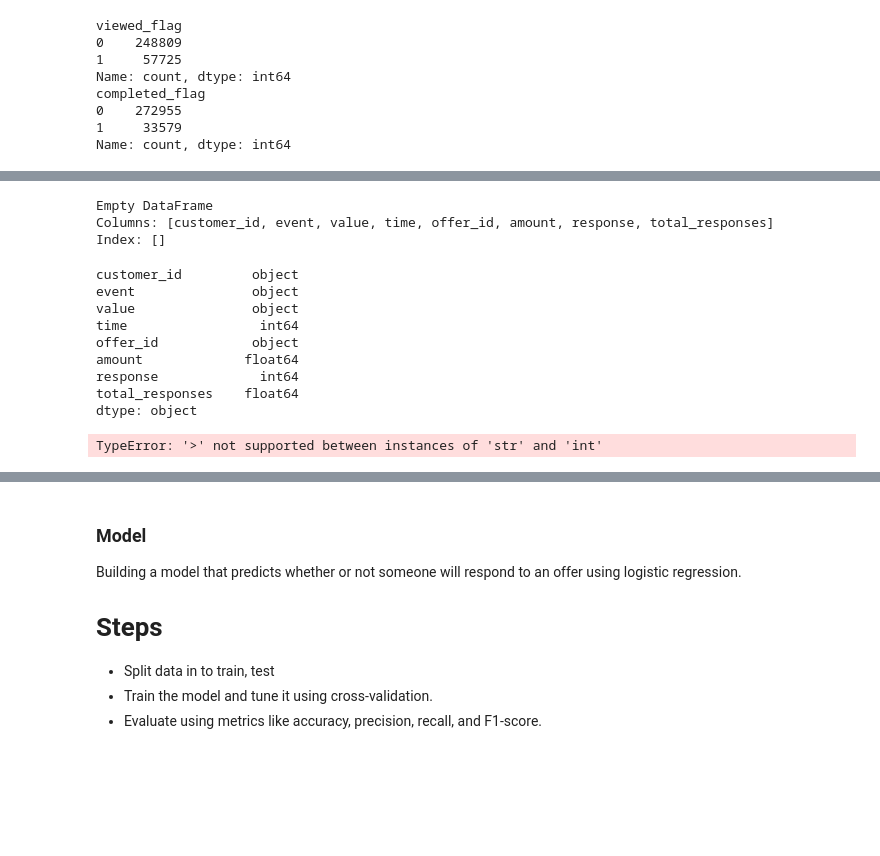
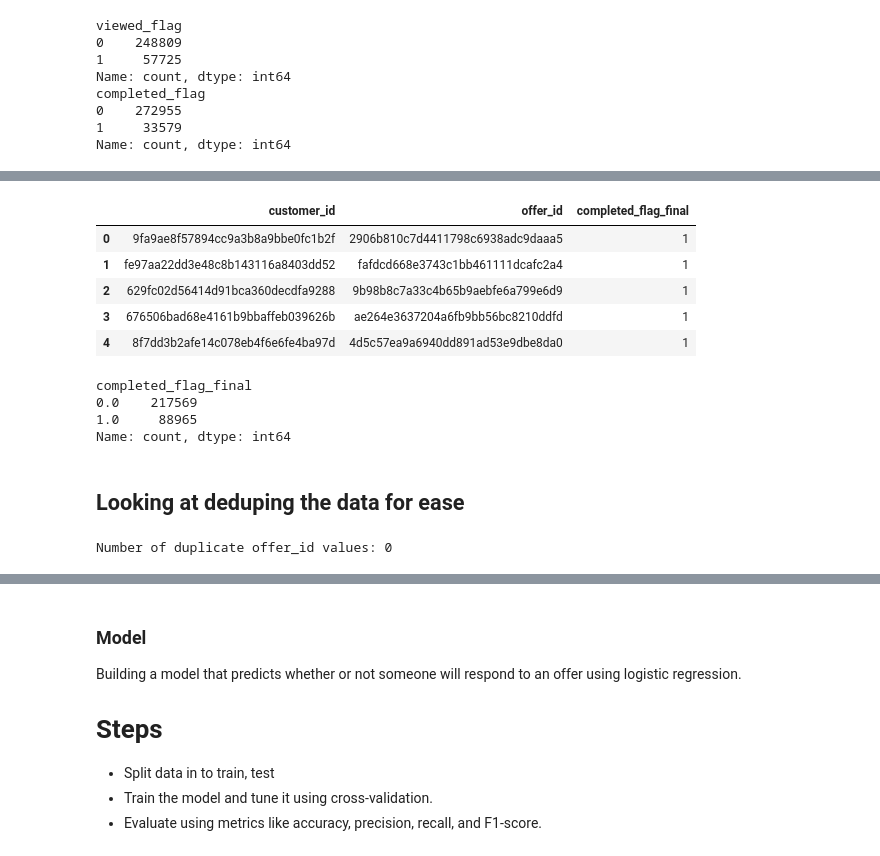
Before and after one commit to SusieCrone/data_science_capstone, a Jupyter notebook: Starbucks_Capstone_notebook.ipynb, the cells around one changed output, grey strips where cells are left out. Drawn from its saved outputs; the diff is of its cells as text; code cells hidden in the pictures; blank space fills up the shorter version.

```diff
--- a/Starbucks_Capstone_notebook.ipynb
+++ b/Starbucks_Capstone_notebook.ipynb
@@ -279,31 +261,0 @@ transcript.head()
-# %%
-# Grouping by customer_id and offer_id and summing responses
-grouped_responses = transcript.groupby(['customer_id', 'offer_id'])['response'].sum().reset_index()
-grouped_responses.rename(columns={'response': 'total_responses'}, inplace=True)
-
-# Merging the grouped data back with the main DataFrame
-transcript = transcript.merge(grouped_responses, on=['customer_id', 'offer_id'], how='left')
-# %%
-# Viewing rows where total_responses is greater than 0
-positive_responses = transcript[transcript['total_responses'] > 0]
-print(positive_responses)
-# %% [output]
-Empty DataFrame
-Columns: [customer_id, event, value, time, offer_id, amount, response, total_responses]
-Index: []
-# %%
-positive_responses.dtypes
-# %% [output]
-customer_id         object
-event               object
-value               object
-time                 int64
-offer_id            object
-amount             float64
-response             int64
-total_responses    float64
-dtype: object
-# %%
-grouped_responses>0
-# %% [output]
-TypeError: '>' not supported between instances of 'str' and 'int'
@@ -309,0 +279,9 @@ TypeError: '>' not supported between instances of 'str' and 'int'
+# %%
+completed.head()
+# %% [output]
+|  | customer_id | offer_id | completed_flag_final |
+| 0 | 9fa9ae8f57894cc9a3b8a9bbe0fc1b2f | 2906b810c7d4411798c6938adc9daaa5 | 1 |
+| 1 | fe97aa22dd3e48c8b143116a8403dd52 | fafdcd668e3743c1bb461111dcafc2a4 | 1 |
+| 2 | 629fc02d56414d91bca360decdfa9288 | 9b98b8c7a33c4b65b9aebfe6a799e6d9 | 1 |
+| 3 | 676506bad68e4161b9bbaffeb039626b | ae264e3637204a6fb9bb56bc8210ddfd | 1 |
+| 4 | 8f7dd3b2afe14c078eb4f6e6fe4ba97d | 4d5c57ea9a6940dd891ad53e9dbe8da0 | 1 |
@@ -309,0 +298,9 @@ TypeError: '>' not supported between instances of 'str' and 'int'
+# %%
+transcript.completed_flag_final.value_counts()
+# %% [output]
+completed_flag_final
+0.0    217569
+1.0     88965
+Name: count, dtype: int64
+# %% [markdown]
+## Looking at deduping the data for ease
@@ -309,0 +321,6 @@ TypeError: '>' not supported between instances of 'str' and 'int'
+# %%
+# Checking
+duplicate_offer_ids = transcript_dedup['offer_id'].duplicated().sum()
+print(f"Number of duplicate offer_id values: {duplicate_offer_ids}")
+# %% [output]
+Number of duplicate offer_id values: 0
```
Also changed, not shown: parts of 28 cells of this notebook.
